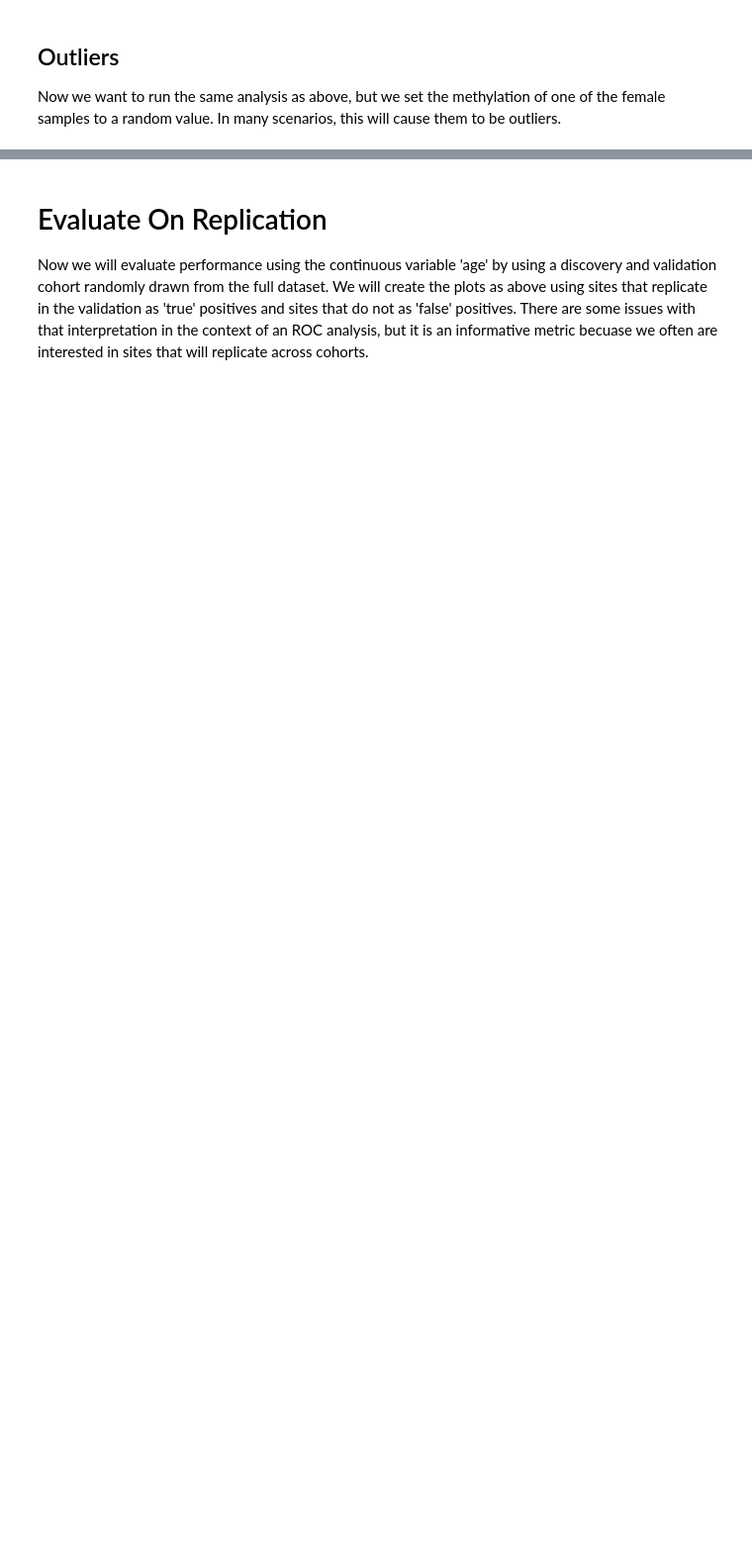
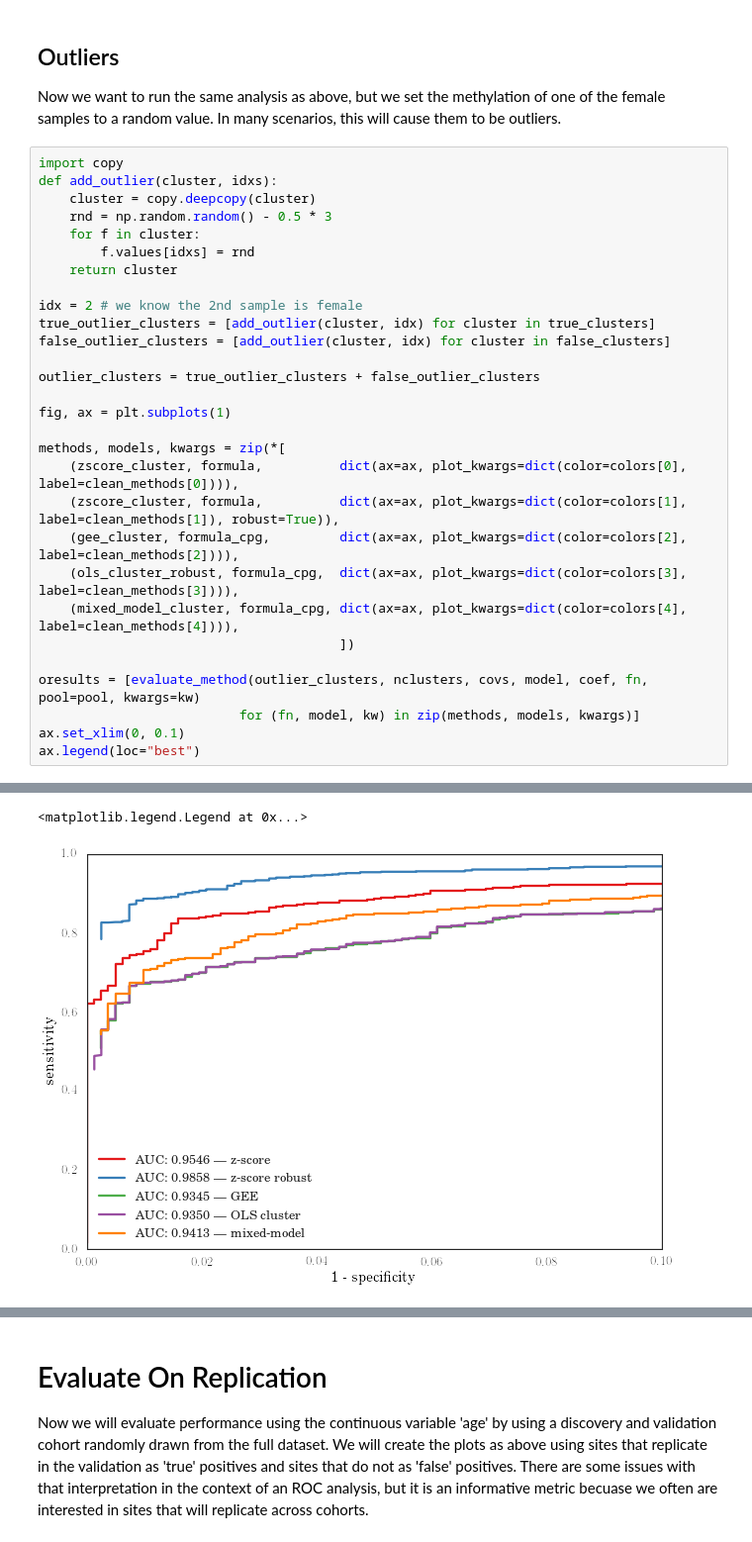
Before and after one commit to brentp/crystal, a Jupyter notebook: notebooks/crystal-methods-evaluation.ipynb, the cells around one changed output, grey strips where cells are left out. Shown: that part at 99% size. Saved outputs shown, nothing was run; the diff lists cells and outputs as text; blank space fills up the shorter version.

```diff
--- a/notebooks/crystal-methods-evaluation.ipynb
+++ b/notebooks/crystal-methods-evaluation.ipynb
@@ -251,3 +191,33 @@ for i, m in enumerate(methods):
 ## Outliers
 
 Now we want to run the same analysis as above, but we set the methylation of one of the female samples to a random value. In many scenarios, this will cause them to be outliers.
+# %%
+import copy
+def add_outlier(cluster, idxs):
+    cluster = copy.deepcopy(cluster)
+    rnd = np.random.random() - 0.5 * 3
+    for f in cluster:
+        f.values[idxs] = rnd
+    return cluster
+
+idx = 2 # we know the 2nd sample is female
+true_outlier_clusters = [add_outlier(cluster, idx) for cluster in true_clusters]
+false_outlier_clusters = [add_outlier(cluster, idx) for cluster in false_clusters]
+
+outlier_clusters = true_outlier_clusters + false_outlier_clusters
+
+fig, ax = plt.subplots(1)
+
+methods, models, kwargs = zip(*[
+    (zscore_cluster, formula,          dict(ax=ax, plot_kwargs=dict(color=colors[0], label=clean_methods[0]))),
+    (zscore_cluster, formula,          dict(ax=ax, plot_kwargs=dict(color=colors[1], label=clean_methods[1]), robust=True)),
+    (gee_cluster, formula_cpg,         dict(ax=ax, plot_kwargs=dict(color=colors[2], label=clean_methods[2]))),
+    (ols_cluster_robust, formula_cpg,  dict(ax=ax, plot_kwargs=dict(color=colors[3], label=clean_methods[3]))),
+    (mixed_model_cluster, formula_cpg, dict(ax=ax, plot_kwargs=dict(color=colors[4], label=clean_methods[4]))),
+                                       ])
+
+oresults = [evaluate_method(outlier_clusters, nclusters, covs, model, coef, fn, pool=pool, kwargs=kw)
+                          for (fn, model, kw) in zip(methods, models, kwargs)]
+ax.set_xlim(0, 0.1)
+ax.legend(loc="best")
+# %% [output]
@@ -254 +229,3 @@ Now we want to run the same analysis as above, but we set the methylation of one
+<matplotlib.legend.Legend at 0x...>
+[figure, added]
 # %%
```
Also changed, not shown: parts of 30 cells of this notebook, 3 other files.
